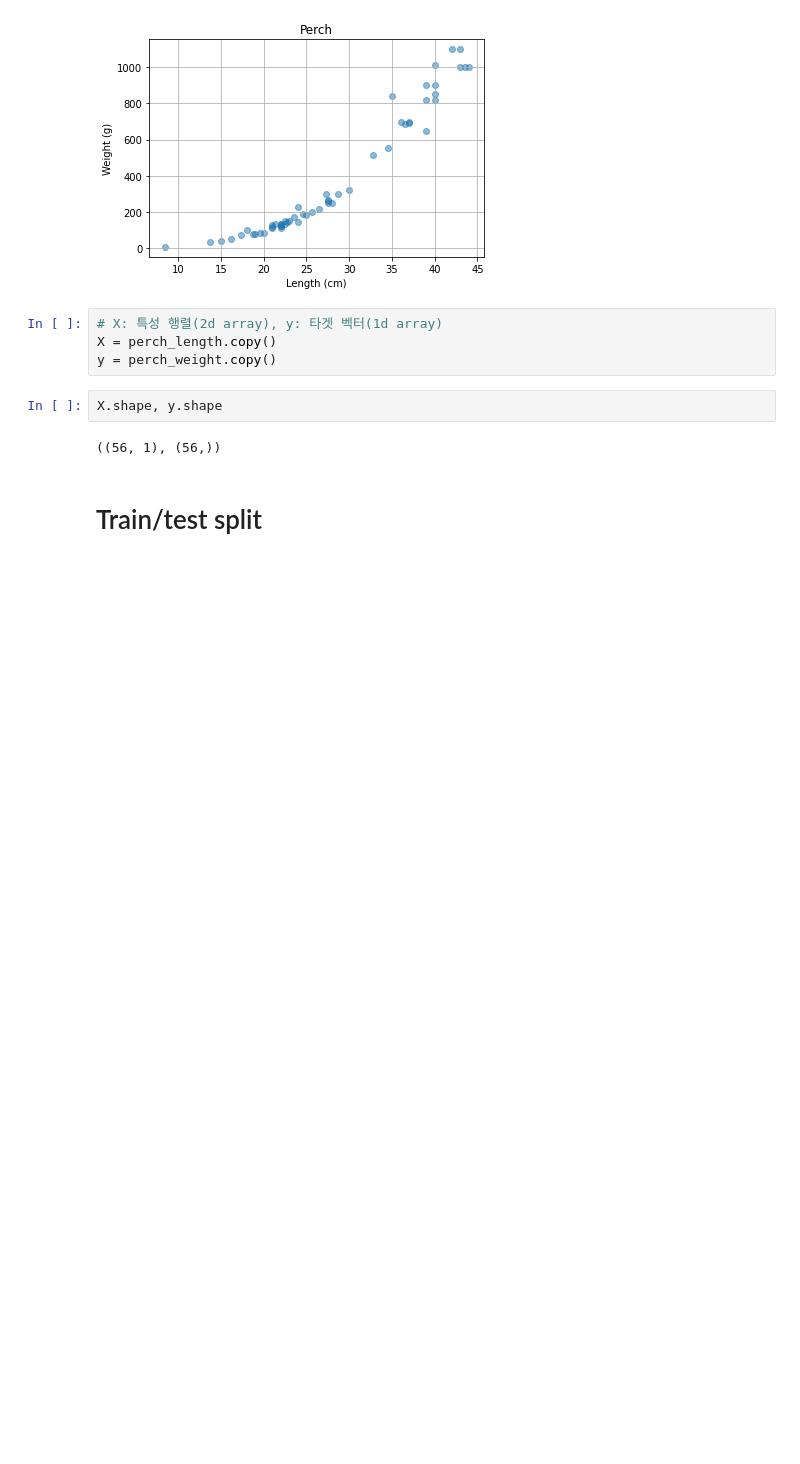
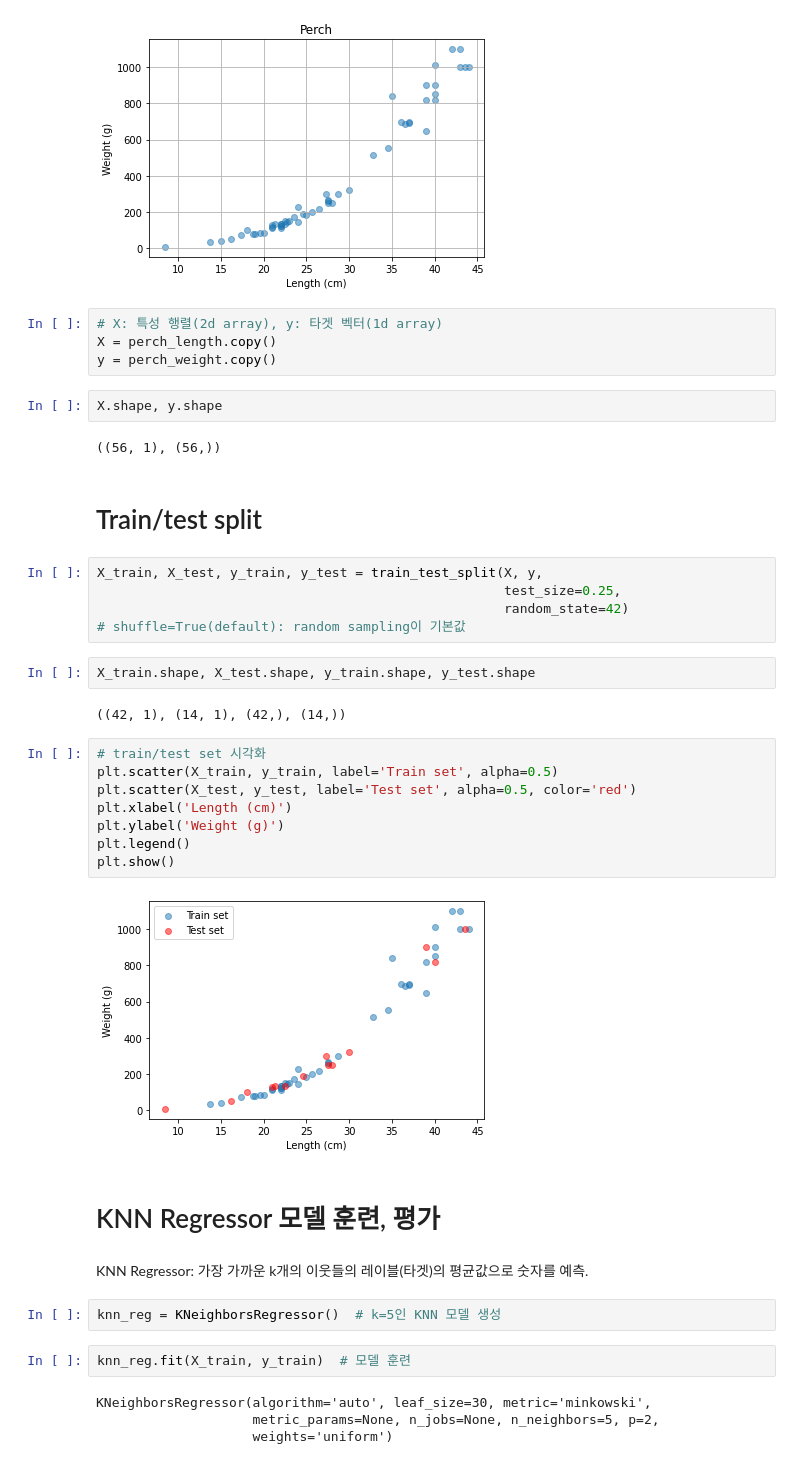
Before and after one commit to sangjin94/itwill-python, a Jupyter notebook: ml05_regression.ipynb, the cells around one changed output. Saved outputs shown, nothing was run; the diff lists cells and outputs as text; blank space fills up the shorter version.

```diff
--- a/ml05_regression.ipynb
+++ b/ml05_regression.ipynb
@@ -127,3 +127,34 @@ X.shape, y.shape
 ((56, 1), (56,))
 # %% [markdown]
 # Train/test split
+# %%
+X_train, X_test, y_train, y_test = train_test_split(X, y,
+                                                    test_size=0.25,
+                                                    random_state=42)
+# shuffle=True(default): random sampling이 기본값
+# %%
+X_train.shape, X_test.shape, y_train.shape, y_test.shape
+# %% [output]
+((42, 1), (14, 1), (42,), (14,))
+# %%
+# train/test set 시각화
+plt.scatter(X_train, y_train, label='Train set', alpha=0.5)
+plt.scatter(X_test, y_test, label='Test set', alpha=0.5, color='red')
+plt.xlabel('Length (cm)')
+plt.ylabel('Weight (g)')
+plt.legend()
+plt.show()
+# %% [output]
+[figure, added]
+# %% [markdown]
+# KNN Regressor 모델 훈련, 평가
+# %% [markdown]
+KNN Regressor: 가장 가까운 k개의 이웃들의 레이블(타겟)의 평균값으로 숫자를 예측.
+# %%
+knn_reg = KNeighborsRegressor()  # k=5인 KNN 모델 생성
+# %%
+knn_reg.fit(X_train, y_train)  # 모델 훈련
+# %% [output]
+KNeighborsRegressor(algorithm='auto', leaf_size=30, metric='minkowski',
+                    metric_params=None, n_jobs=None, n_neighbors=5, p=2,
+                    weights='uniform')
```
Also changed, not shown: parts of 10 cells of this notebook.
